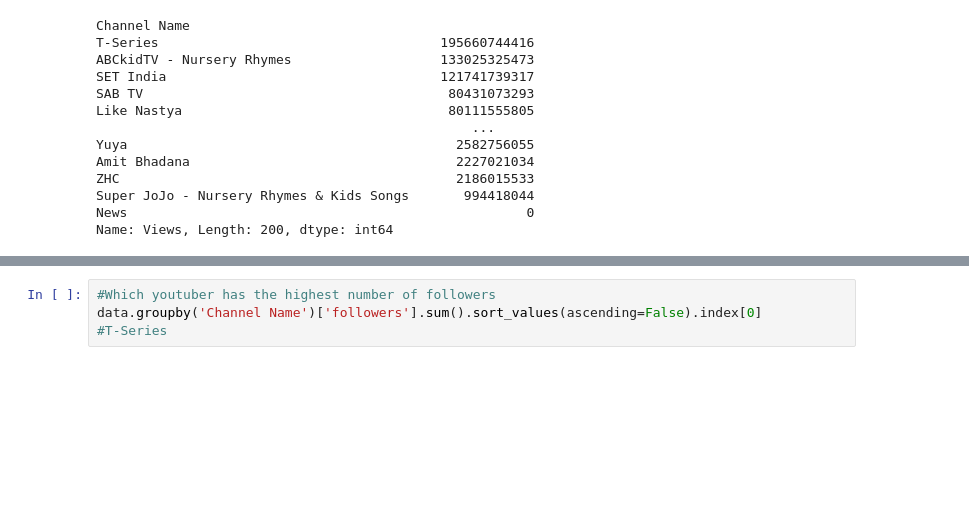
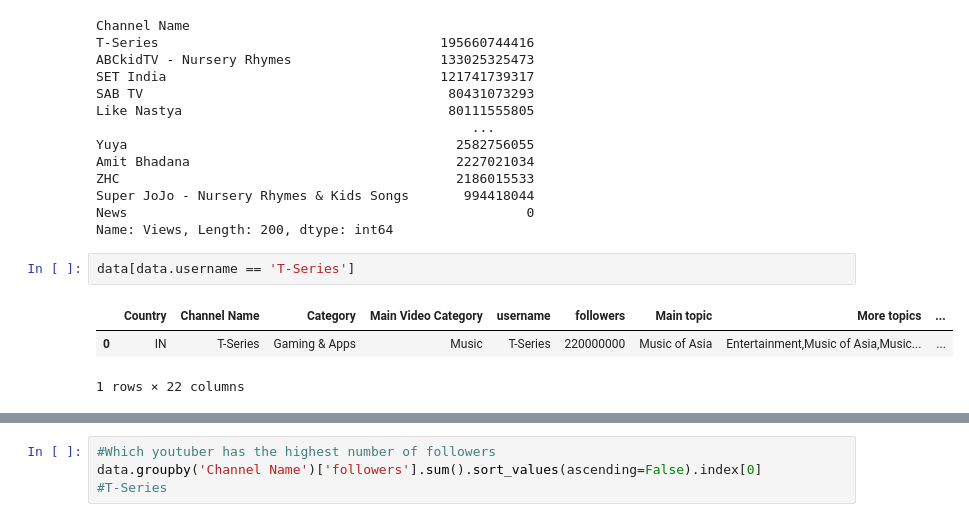
Before and after one commit to awojidetola/Youtube-Analysis, a Jupyter notebook: Exploratory Analysis.ipynb, the cells around one changed output, grey strips where cells are left out. Saved outputs shown, nothing was run; the diff lists cells and outputs as text; blank space fills up the shorter version.

```diff
--- a/Exploratory Analysis.ipynb
+++ b/Exploratory Analysis.ipynb
@@ -113,3 +111,9 @@ ZHC                                           2186015533
 Super JoJo - Nursery Rhymes & Kids Songs       994418044
 News                                                   0
 Name: Views, Length: 200, dtype: int64
+# %%
+data[data.username == 'T-Series']
+# %% [output]
+|  | Country | Channel Name | Category | Main Video Category | username | followers | Main topic | More topics | ... |
+| 0 | IN | T-Series | Gaming & Apps | Music | T-Series | 220000000 | Music of Asia | Entertainment,Music of Asia,Music... | ... |
+1 rows × 22 columns
```
Also changed, not shown: parts of 7 cells of this notebook, 4 other files.
